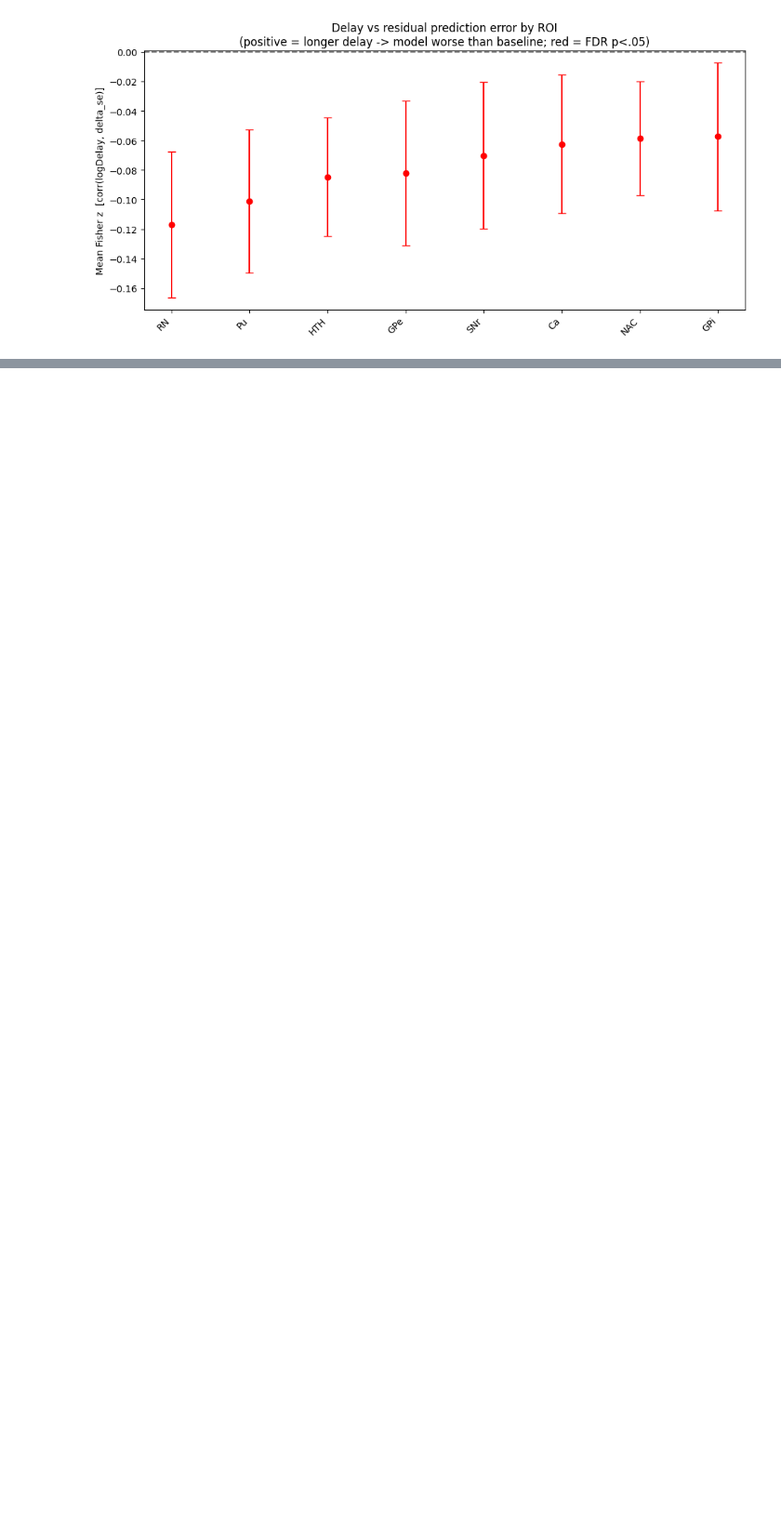
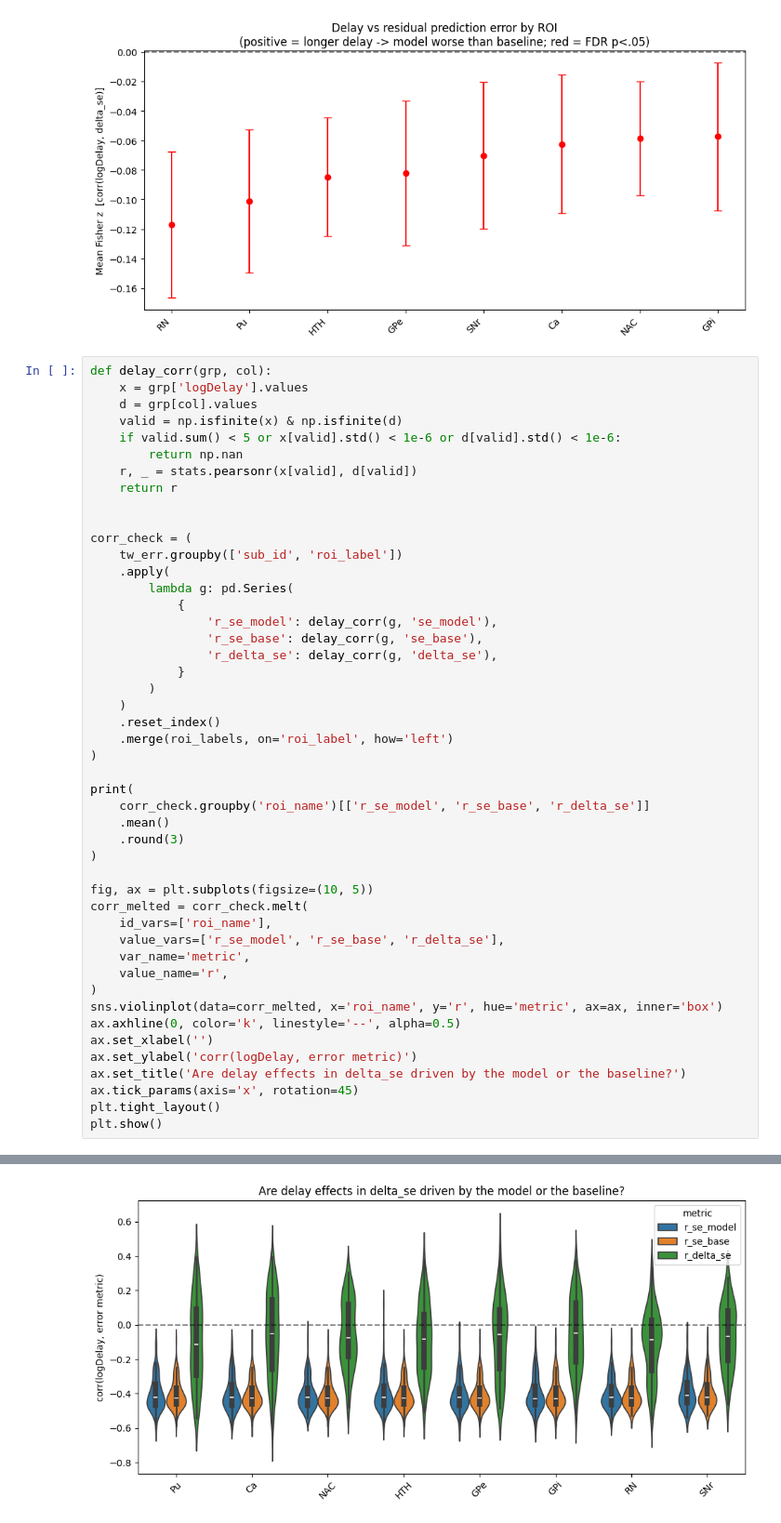
Before and after one commit to jmumford/dd-kable-analysis, a Jupyter notebook: analyses/mvpa/mvpa_subjective_value/pauli_subcort_rois/mvpa_pauli_sv_aggregate_results.ipynb, the cells around one changed output, grey strips where cells are left out. Shown at 93% size. Saved outputs shown, nothing was run; the diff lists cells and outputs as text; blank space fills up the shorter version.

```diff
--- a/analyses/mvpa/mvpa_subjective_value/pauli_subcort_rois/mvpa_pauli_sv_aggregate_results.ipynb
+++ b/analyses/mvpa/mvpa_subjective_value/pauli_subcort_rois/mvpa_pauli_sv_aggregate_results.ipynb
@@ -571,3 +571,51 @@ plt.tight_layout()
 plt.show()
 # %% [output]
 [figure]
+# %%
+def delay_corr(grp, col):
+    x = grp['logDelay'].values
+    d = grp[col].values
+    valid = np.isfinite(x) & np.isfinite(d)
+    if valid.sum() < 5 or x[valid].std() < 1e-6 or d[valid].std() < 1e-6:
+        return np.nan
+    r, _ = stats.pearsonr(x[valid], d[valid])
+    return r
+
+
+corr_check = (
+    tw_err.groupby(['sub_id', 'roi_label'])
+    .apply(
+        lambda g: pd.Series(
+            {
+                'r_se_model': delay_corr(g, 'se_model'),
+                'r_se_base': delay_corr(g, 'se_base'),
+                'r_delta_se': delay_corr(g, 'delta_se'),
+            }
+        )
+    )
+    .reset_index()
+    .merge(roi_labels, on='roi_label', how='left')
+)
+
+print(
+    corr_check.groupby('roi_name')[['r_se_model', 'r_se_base', 'r_delta_se']]
+    .mean()
+    .round(3)
+)
+
+fig, ax = plt.subplots(figsize=(10, 5))
+corr_melted = corr_check.melt(
+    id_vars=['roi_name'],
+    value_vars=['r_se_model', 'r_se_base', 'r_delta_se'],
+    var_name='metric',
+    value_name='r',
+)
+sns.violinplot(data=corr_melted, x='roi_name', y='r', hue='metric', ax=ax, inner='box')
+ax.axhline(0, color='k', linestyle='--', alpha=0.5)
+ax.set_xlabel('')
+ax.set_ylabel('corr(logDelay, error metric)')
+ax.set_title('Are delay effects in delta_se driven by the model or the baseline?')
+ax.tick_params(axis='x', rotation=45)
+plt.tight_layout()
+plt.show()
+# %% [output]
@@ -573,0 +632 @@ plt.show()
+[figure, added]
```
Also changed, not shown: parts of 1 cell of this notebook, 35 other files.
